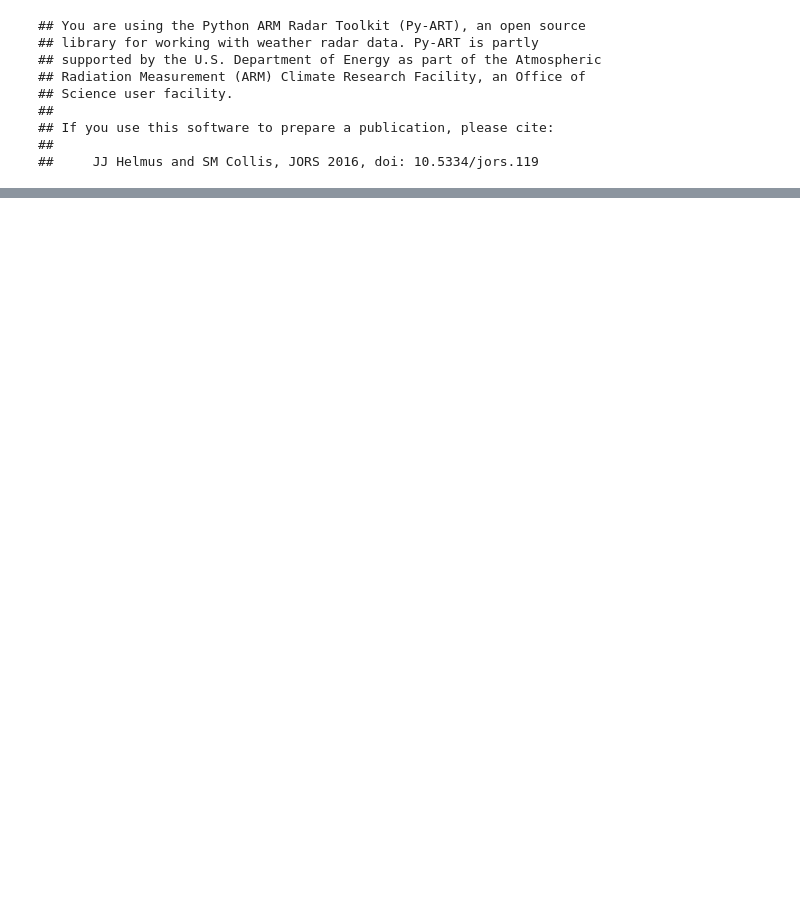
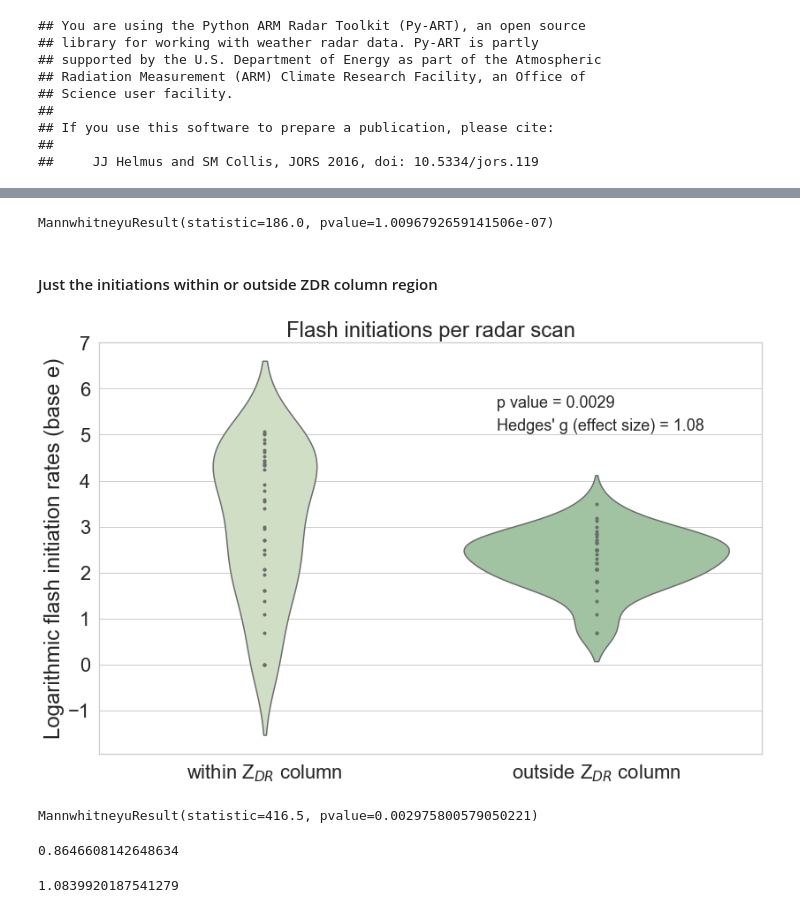
Before and after one commit to gewitterblitz/may19_2013_obs_analysis, a Jupyter notebook: notebooks/STBC_MWR_2020_Figure9.ipynb, the cells around one changed output, grey strips where cells are left out. Cells and saved outputs as stored; diff of their text form; code cells hidden in the pictures; blank space fills up the shorter version.

```diff
--- a/notebooks/STBC_MWR_2020_Figure9.ipynb
+++ b/notebooks/STBC_MWR_2020_Figure9.ipynb
@@ -262,0 +276,9 @@ plt.show()
+# %%
+# Instantiate two numpy arrays for flash intiation count and mean flash area OUTSIDE the ZDR column region
+
+non_zdr_ini_ts = np.zeros(
+    (ds_init.dims["ntimes"], ds_init.dims["alt"]), dtype=np.float64
+)
+non_zdr_foot_ts = np.zeros(
+    (ds_foot.dims["ntimes"], ds_foot.dims["alt"]), dtype=np.float64
+)
@@ -262,0 +481,54 @@ plt.show()
+# %%
+stats.mannwhitneyu(a,b)
+# %% [output]
+MannwhitneyuResult(statistic=186.0, pvalue=1.0096792659141506e-07)
+# %% [markdown]
+#### Just the initiations within or outside ZDR column region
+# %%
+# filter out pandas series for flash initiations within ZDR column region
+# This is done to avoid nan values that could otherwise interfere with our statistical plots and calculations
+
+filtered_data_initiation = np.log(zdr_ini_df.sum(axis=0))[
+    ~np.isinf(np.log(zdr_ini_df.sum(axis=0)))
+]
+# %%
+# Compare violin plots for #flash initiations within and outside ZDR column region
+
+import seaborn as sns
+
+df_new3 = pd.DataFrame(filtered_data_initiation, columns=["within Z$_{DR}$ column"])
+df_new4 = pd.DataFrame(
+    np.log(non_zdr_ini_df.sum(axis=0)), columns=["outside Z$_{DR}$ column"]
+)
+
+sns_ini_df = pd.concat([df_new3, df_new4], axis=1)
+
+
+sns.set(style="whitegrid", font_scale=2)
+# sns.set(font_scale=5)
+
+# Use cubehelix to get a custom sequential palette
+pal = sns.cubehelix_palette(5, rot=-0.5, dark=0.3)
+
+ax = sns.violinplot(data=sns_ini_df, inner="points", palette=pal)
+
+ax.set_ylabel("Logarithmic flash initiation rates (base e)")
+ax.set_title("Flash initiations per radar scan")
+
+ax.text(0.7, 5.6, "p value = 0.0029",fontsize=18)
+ax.text(0.7, 5.1, "Hedges' g (effect size) = 1.08",fontsize=18)
+
+plt.tight_layout()
+plt.show()
+# %% [output]
+[figure, added]
+# %%
+# t-test statistics to check for significant difference between mean value for # flash initiation within and outside ZDR column region
+
+a = filtered_data_initiation
+b = np.log(non_zdr_ini_df.sum(axis=0))
+
+# stats.ttest_ind(a, b, axis=0, equal_var=True, nan_policy="propagate")
+stats.mannwhitneyu(np.exp(a),np.exp(b))
+# %% [output]
+MannwhitneyuResult(statistic=416.5, pvalue=0.002975800579050221)
@@ -262,0 +565,13 @@ plt.show()
+# %%
+# Calculate Hedges' g for sampling size effect to be reported along with significance tests
+
+# Here, we do it for mean flash area
+hedges(non_zdr_foot_df.sum(axis=0).values, filtered_data_mean_area.values)
+# %% [output]
+0.8646608142648634
+# %%
+# and here it is for number of flash initiations
+
+hedges(np.exp(filtered_data_initiation.values), non_zdr_ini_df.sum(axis=0).values)
+# %% [output]
+1.0839920187541279
```
Also changed, not shown: parts of 24 cells of this notebook, 8 other files.
